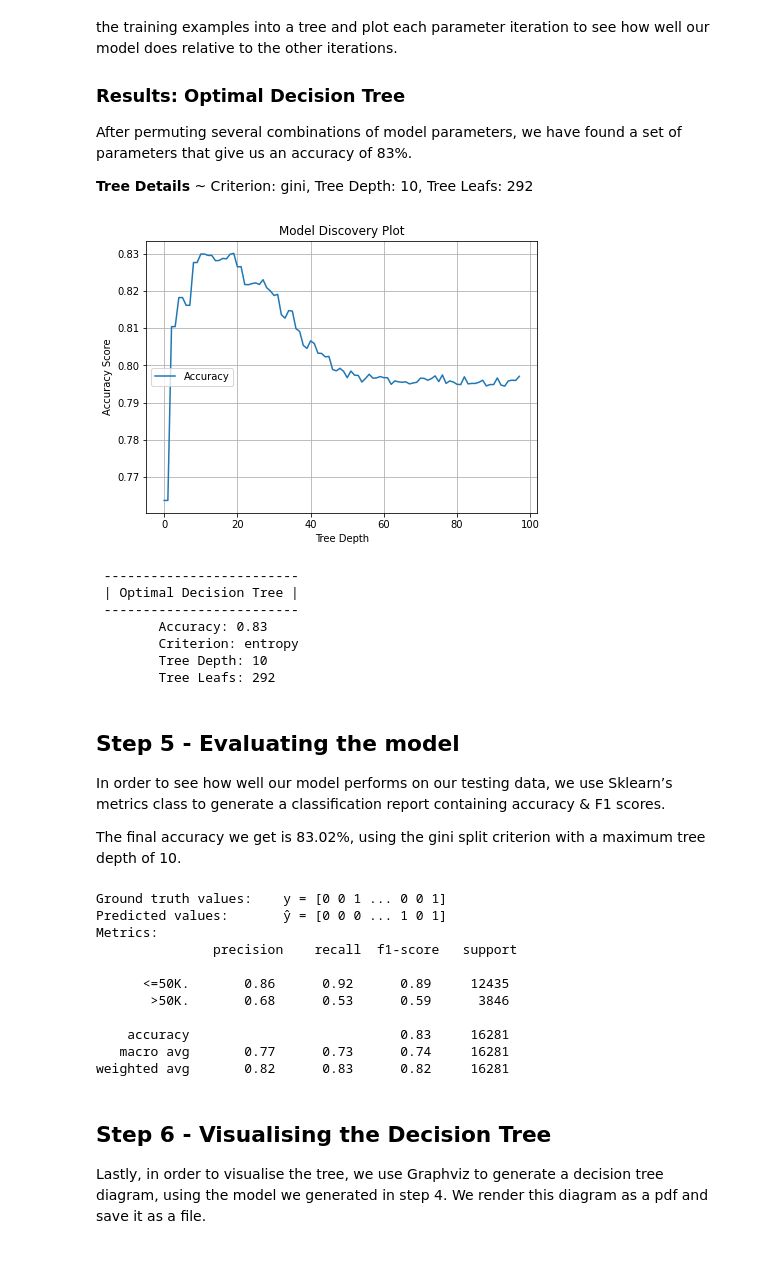
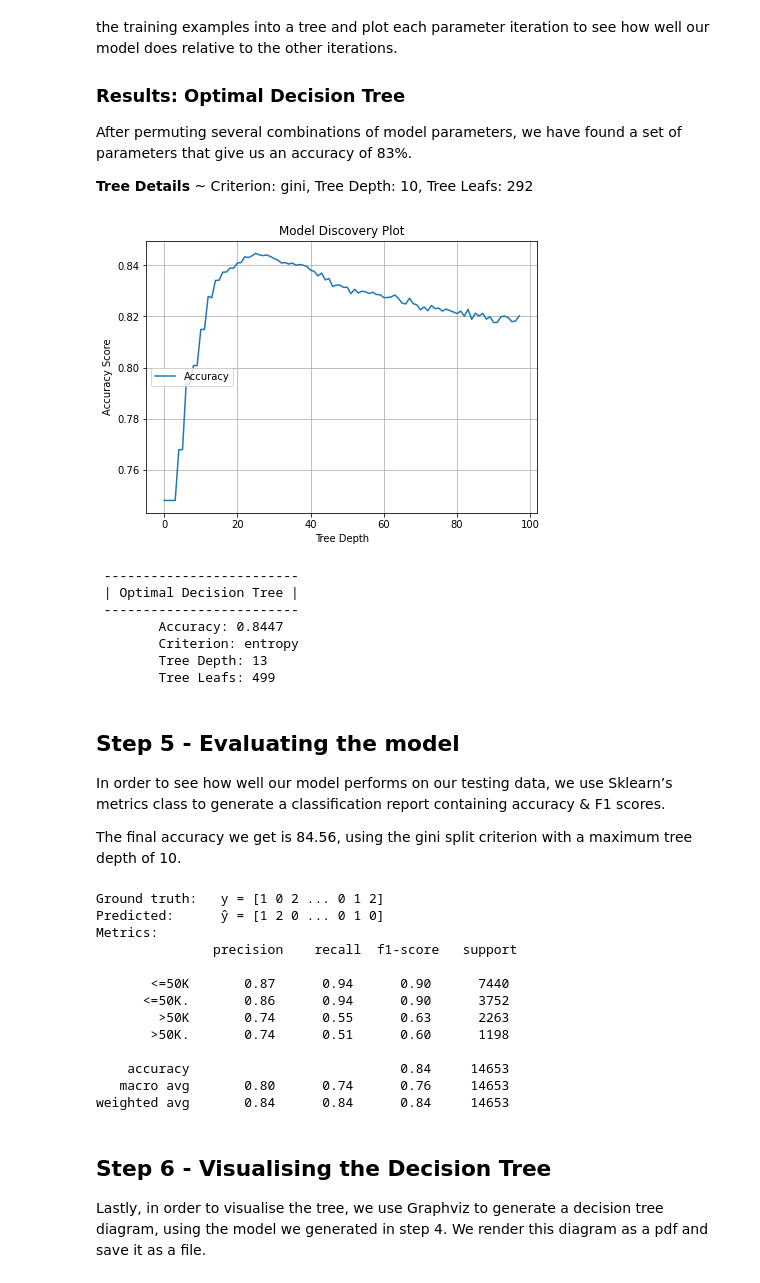
Before and after one commit to cjoy/cs3411, a Jupyter notebook: ass2/Decision_Tree_using_Sklearn.ipynb, the cells around one changed output. Saved outputs shown, nothing was run; the diff lists cells and outputs as text; code cells hidden in the pictures.

Commit message:
Fix decision tree in assignment 2 (correctly encoding input data)

```diff
--- a/ass2/Decision_Tree_using_Sklearn.ipynb
+++ b/ass2/Decision_Tree_using_Sklearn.ipynb
@@ -117,12 +118,12 @@ def preprocess(old_df):
     )
     columns_to_bin = [
         #(label, number of bins)
-        ('age', 10),
+        ('age', 15),
         ('fnlwgt', 10),
         ('education-num', 10),
-        ('capital-gain', 100),
-        ('capital-loss', 100),
-        ('hours-per-week', 5)
+        ('capital-gain', 80),
+        ('capital-loss', 80),
+        ('hours-per-week', 4)
     ]
     for col in columns_to_bin:
         df[col[0]] = bin_df(df[col[0]], col[1])
@@ -150,6 +151,6 @@ def preprocess(old_df):
 trainset = preprocess(raw_trainset)
 testset = preprocess(raw_testset)
 
-print('High-school Level (preprocessed):\n',
+print('Preprocessed data (subset=High-school):\n',
       trainset[trainset['education'].str.contains('High-school')])
 # %% [output]
@@ -201,0 +173,13 @@ Name: income, dtype: int64
+# %%
+le = preprocessing.LabelEncoder()
+
+# Temporarily concat training & testing data
+dataset = pd.concat([trainset, testset])
+X = pd.get_dummies(dataset.drop('income', 1), drop_first=True)
+y = le.fit_transform(dataset['income'])
+
+# Split training & testing data (7:3)
+X_train, X_test, y_train, y_test = train_test_split(X, y, test_size=0.3)
+
+print('Encoded input:\n', X_train)
+print('\nEncoded target:\n', y_train)
@@ -214,88 +215,91 @@ After permuting several combinations of model parameters, we have found a set of
 CRITERIONS = ['gini', 'entropy']
 MAX_DEPTH = 50
 
-def find_optimal_model(features, labels):
-    optimal_model = { 'accuracy': 0, 'criterion': None, 'depth': None , 'model': None }
+# X_train, X_test, y_train, y_test
+
+def find_optimal_model(X_train, y_train):
+    optimal_model = { 'accuracy': 0, 'criterion': None, 'model': None }
     data = collections.defaultdict(list)
     for depth in range(1, MAX_DEPTH):
         for criterion in CRITERIONS:
             model = tree.DecisionTreeClassifier(criterion="entropy", max_depth=depth)
-            model = model.fit(features, labels)
-            ŷ_testset = model.predict(x_testset)
-            accuracy = metrics.accuracy_score(y_testset, ŷ_testset)
+            model = model.fit(X_train, y_train)
+            ŷ_test = model.predict(X_test)
+            accuracy = metrics.accuracy_score(y_test, ŷ_test)
             # keep track of the parameter of the best model
             if accuracy > optimal_model['accuracy']:
                 optimal_model = {
                     'accuracy': accuracy,
                     'criterion': criterion,
-                    'depth': depth,
                     'model': model
                 }
             # Plot model metrics
             print('Criterion:', criterion, '| Depth:', depth, '| Accuracy:', accuracy)
             data['Accuracy'].append(accuracy)
             live_plot(data)
 
 
     return optimal_model['model'], optimal_model
 
 def live_plot(data_dict, figsize=(7,5), title='Model Discovery Plot'):
     clear_output(wait=True)
     plt.figure(figsize=figsize)
     for label, data in data_dict.items():
         plt.plot(data, label=label)
     plt.title(title)
     plt.grid(True)
     plt.xlabel('Tree Depth')
     plt.ylabel('Accuracy Score')
     plt.legend(loc='center left')
     plt.show();
 
-model, model_stats = find_optimal_model(x_trainset, y_trainset)
+model, model_stats = find_optimal_model(X_train, y_train)
 
 print('','-'*25,'\n','| Optimal Decision Tree |','\n','-'*25)
 print('\tAccuracy:', round(model_stats['accuracy'], 4))
 print('\tCriterion:', model_stats['criterion'])
 print('\tTree Depth:', model.get_depth())
 print('\tTree Leafs:', model.get_n_leaves())
 # %% [output]
-[figure, old version]
+[figure, new version]
  -------------------------
  | Optimal Decision Tree |
  -------------------------
-        Accuracy: 0.83
+        Accuracy: 0.8447
         Criterion: entropy
-        Tree Depth: 10
-        Tree Leafs: 292
+        Tree Depth: 13
+        Tree Leafs: 499
 # %% [markdown]
 ## Step 5 - Evaluating the model
 In order to see how well our model performs on our testing data, we use Sklearn’s metrics class to generate a classification report containing accuracy & F1 scores.
 
-The final accuracy we get is 83.02%, using the gini split criterion with a maximum tree depth of 10.
+The final accuracy we get is 84.56, using the gini split criterion with a maximum tree depth of 10.
 # %%
-ŷ_testset = model.predict(x_testset)
+ŷ_test = model.predict(X_test)
 
-print('Ground truth values:\ty =', np.array(y_testset))
-print('Predicted values:\tŷ =', ŷ_testset)
+print('Ground truth:\ty =', np.array(y_test))
+print('Predicted:\tŷ =', ŷ_test)
 
 classification_report = metrics.classification_report(
-    y_testset,
-    ŷ_testset,
-    target_names=le_testset.classes_
+    y_test,
+    ŷ_test,
+    target_names=le.classes_
 )
 print('Metrics:\n', classification_report)
 # %% [output]
-Ground truth values:    y = [0 0 1 ... 0 0 1]
-Predicted values:       ŷ = [0 0 0 ... 1 0 1]
+Ground truth:   y = [1 0 2 ... 0 1 2]
+Predicted:      ŷ = [1 2 0 ... 0 1 0]
 Metrics:
                precision    recall  f1-score   support
 
-      <=50K.       0.86      0.92      0.89     12435
-       >50K.       0.68      0.53      0.59      3846
+       <=50K       0.87      0.94      0.90      7440
+      <=50K.       0.86      0.94      0.90      3752
+        >50K       0.74      0.55      0.63      2263
+       >50K.       0.74      0.51      0.60      1198
 
-    accuracy                           0.83     16281
-   macro avg       0.77      0.73      0.74     16281
-weighted avg       0.82      0.83      0.82     16281
+    accuracy                           0.84     14653
+   macro avg       0.80      0.74      0.76     14653
+weighted avg       0.84      0.84      0.84     14653
 # %% [markdown]
 ## Step 6 - Visualising the Decision Tree
 
```
Also changed, not shown: parts of 7 cells of this notebook, 2 other files.
